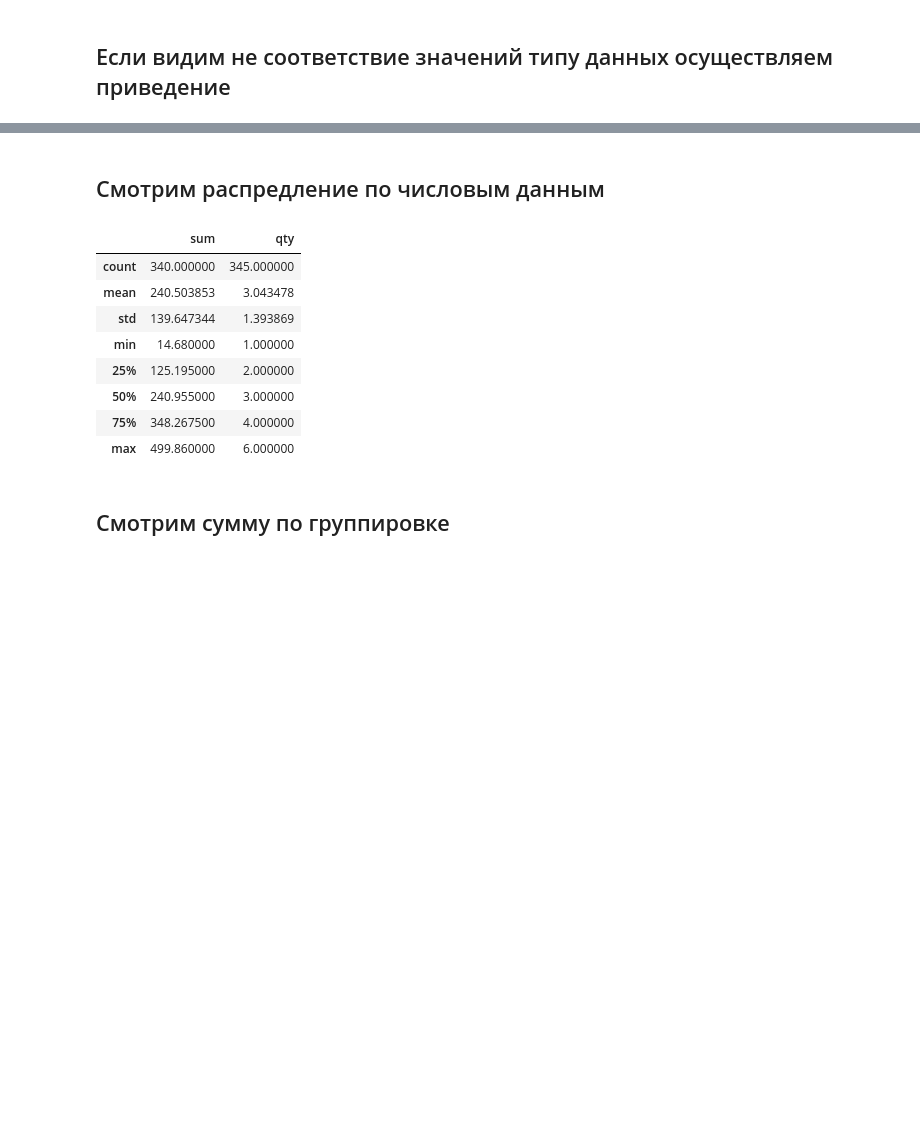
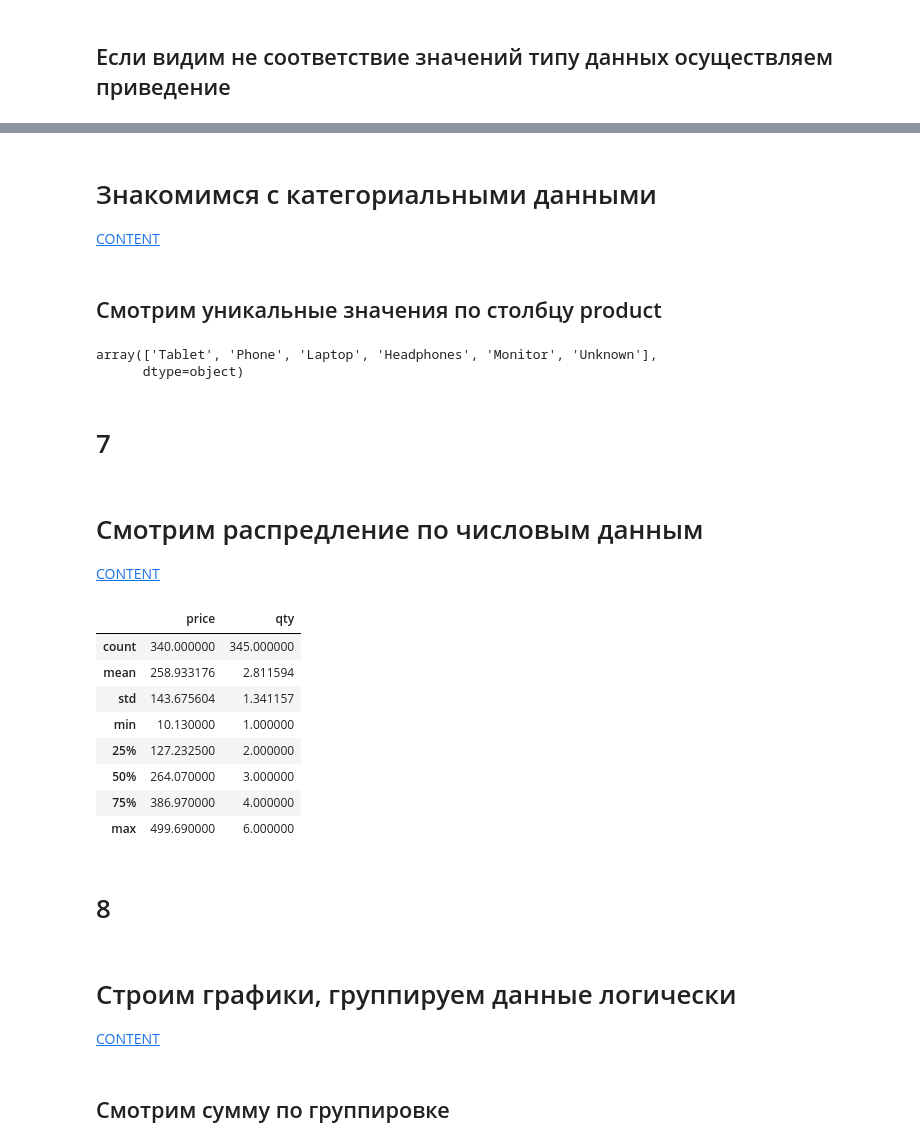
Before and after one commit to RuslGL/eda, a Jupyter notebook: eda_guide.ipynb, the cells around one changed output, grey strips where cells are left out. Saved outputs shown, nothing was run; the diff lists cells and outputs as text; code cells hidden in the pictures; blank space fills up the shorter version.

```diff
--- a/eda_guide.ipynb
+++ b/eda_guide.ipynb
@@ -64,0 +98,4 @@ df.head()
+# %%
+df['sum'] = df['Price'] * df['qty']
+
+df.head(2)
@@ -65,4 +108,4 @@ df.head()
 # %%
-df.columns = ['sum', 'customer_id', 'date_purchase', 'product', 'qty']
+df.columns = ['price', 'customer_id', 'date_purchase', 'product', 'qty', 'sum']
 df.columns
 # %% [output]
@@ -112,16 +198,37 @@ Timestamp('2025-01-01 00:00:00')
+# %% [markdown]
+# Знакомимся с категориальными данными
+
+[CONTENT](#CONTENT)<br>
+# %% [markdown]
+## Смотрим уникальные значения по столбцу product
+# %%
+df['product'].unique()
+# %% [output]
+array(['Tablet', 'Phone', 'Laptop', 'Headphones', 'Monitor', 'Unknown'],
+      dtype=object)
+# %% [markdown]
+# 7
 # %% [markdown]
-## Смотрим распредление по числовым данным
+# Смотрим распредление по числовым данным
+
+[CONTENT](#CONTENT)<br>
 # %%
-df[['sum', 'qty']].describe()
+df[['price', 'qty']].describe()
 # %% [output]
-|  | sum | qty |
+|  | price | qty |
 | count | 340.000000 | 345.000000 |
-| mean | 240.503853 | 3.043478 |
-| std | 139.647344 | 1.393869 |
-| min | 14.680000 | 1.000000 |
-| 25% | 125.195000 | 2.000000 |
-| 50% | 240.955000 | 3.000000 |
-| 75% | 348.267500 | 4.000000 |
-| max | 499.860000 | 6.000000 |
+| mean | 258.933176 | 2.811594 |
+| std | 143.675604 | 1.341157 |
+| min | 10.130000 | 1.000000 |
+| 25% | 127.232500 | 2.000000 |
+| 50% | 264.070000 | 3.000000 |
+| 75% | 386.970000 | 4.000000 |
+| max | 499.690000 | 6.000000 |
+# %% [markdown]
+# 8
+# %% [markdown]
+# Строим графики, группируем данные логически
+
+[CONTENT](#CONTENT)<br>
 # %% [markdown]
 ## Смотрим сумму по группировке
```
Also changed, not shown: parts of 48 cells of this notebook.
